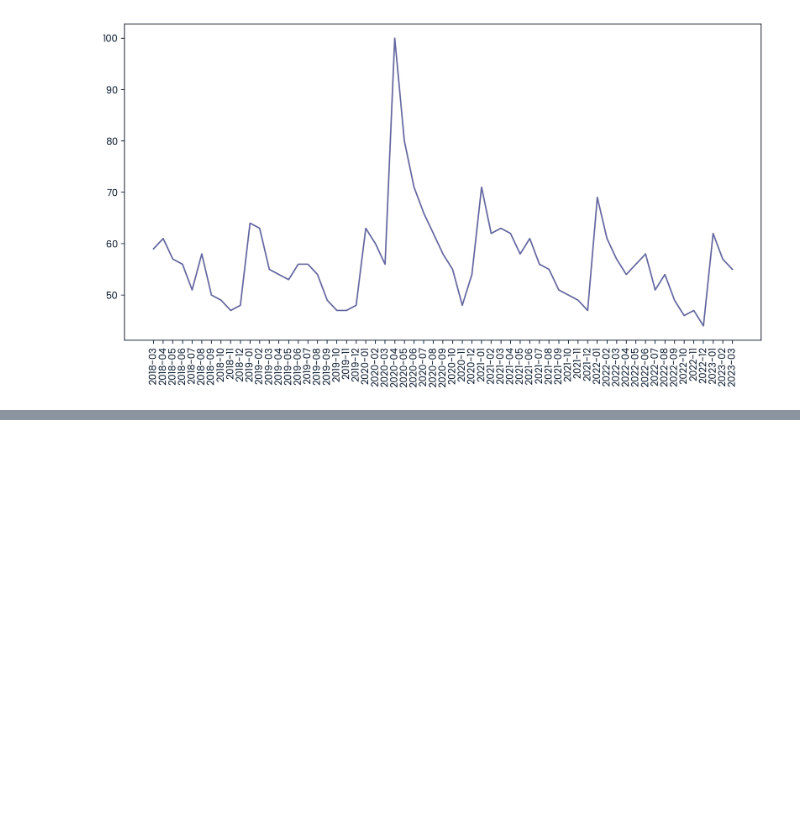
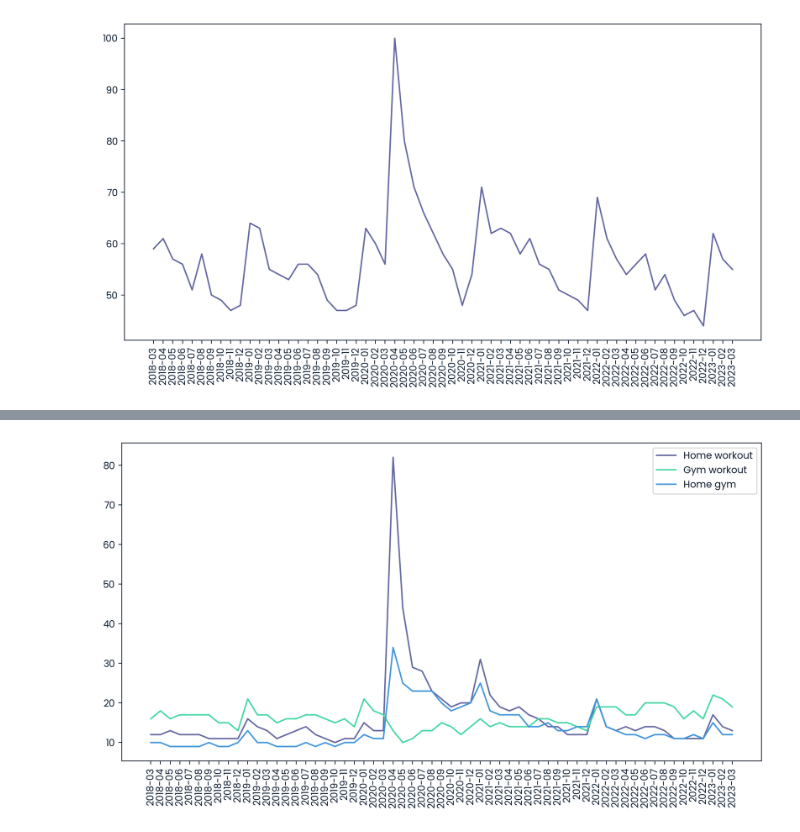
Before and after one commit to nahomWM/DataCamp-Real-world-Projects, a Jupyter notebook: Project1_DataDrivenProductManagement/notebook.ipynb, the cells around one changed output, grey strips where cells are left out. Cells and saved outputs as stored; diff of their text form; code cells hidden in the pictures; blank space fills up the shorter version.

Commit message:
Add keyword search trends comparison

```diff
--- a/Project1_DataDrivenProductManagement/notebook.ipynb
+++ b/Project1_DataDrivenProductManagement/notebook.ipynb
@@ -76,0 +86,10 @@ search_trends = pd.read_csv("data/three_keywords.csv")
+# %%
+plt.figure(figsize=(12, 6))
+plt.plot(search_trends["month"], search_trends["home_workout_worldwide"], label="Home workout")
+plt.plot(search_trends["month"], search_trends["gym_workout_worldwide"], label="Gym workout")
+plt.plot(search_trends["month"], search_trends["home_gym_worldwide"], label="Home gym")
+plt.xticks(rotation=90)
+plt.legend()
+plt.show()
+# %% [output]
+[figure, added]
```
Also changed, not shown: parts of 2 cells of this notebook.
